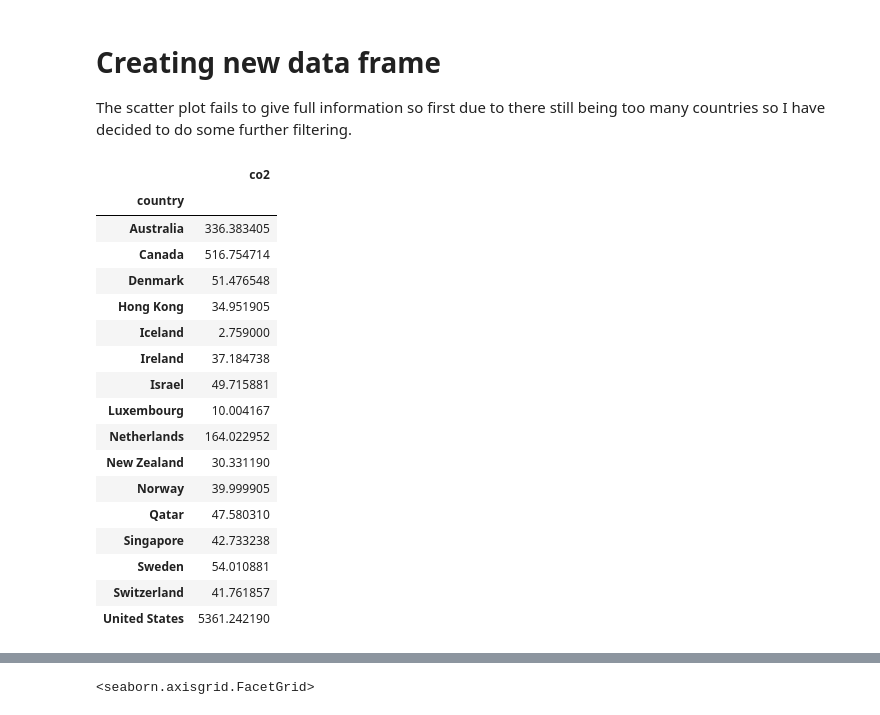
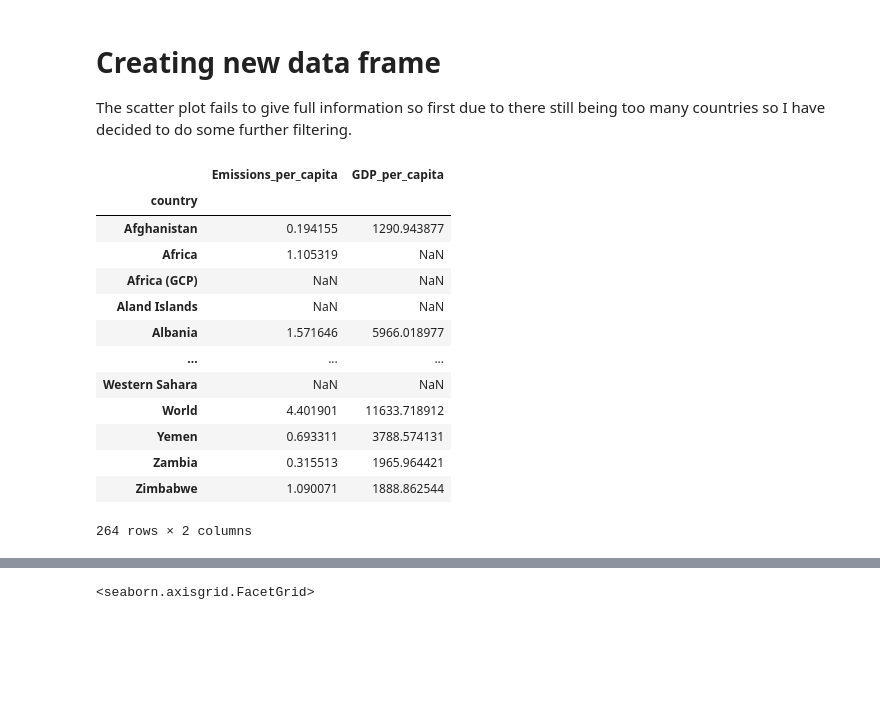
Before and after one commit to ubco-W2022T2-data301/project-group-group42, a Jupyter notebook: analysis/analysisNjabuloDlamini.ipynb, the cells around one changed output, grey strips where cells are left out. Cells and saved outputs as stored; diff of their text form; code cells hidden in the pictures; blank space fills up the shorter version.

```diff
--- a/analysis/analysisNjabuloDlamini.ipynb
+++ b/analysis/analysisNjabuloDlamini.ipynb
@@ -96,14 +108,17 @@ sns.barplot(x = "change_in_gdp_per_capita", y = "Country", data = top15).set(xla
 # %% [markdown]
 Based on the barplot it is apparent that these countries are the top 16 in terms in of economic prosperity.
 # %%
-top15countries = ["Luxembourg", "Ireland", "Singapore", "Switzerland", "Norway", "New Zealand", "Iceland", "Qatar", "Australia", "Denmark", "Israel", "Canada", "Hong Kong", "Netherlands", "Sweden", "United States"]
+
 def top16_countries():
+    top15countries = ["Luxembourg", "Ireland", "Singapore", "Switzerland", "Norway", "New Zealand", "Iceland", "Qatar", "Australia", "Denmark", "Israel", "Canada", "Hong Kong", "Netherlands", "Sweden", "United States"]
     mydf16 = (pd.read_csv("../data/raw/owid_emissions.csv")
               .query('year >= 1980')
               .iloc[:, [0, 1, 3, 4, 7, 9]]
               .reset_index(drop=True)
               .query('country in @top15countries')
               .assign(Emissions_per_capita=lambda x: x['co2'] * 1000000 / x['population'])
+              .reset_index(drop=True)
+              .assign(GDP_per_capita = lambda x: x['gdp']/x['population'])
               .reset_index(drop=True))
 
     return mydf16
@@ -134,25 +151,24 @@ plt.legend(bbox_to_anchor=(1.02, 1), loc='upper left', borderaxespad=0)
 # Creating new data frame
 The scatter plot fails to give full information so first due to there still being too many countries so I have decided to do some further filtering.
 # %%
-top_df = mydf16.groupby('country')['co2'].mean()
+top_df = top16_countries().groupby('country')['Emissions_per_capita'].mean()
+topgd =  top16_countries().groupby('country')['GDP_per_capita'].mean()
 top_df = pd.DataFrame(top_df)
-top_df
+topgd = pd.DataFrame(topgd)
+df_merged = top_df.merge(topgd, on = 'country')
+df_merged
 # %% [output]
-|  | co2 |
-| country |  |
-| Australia | 336.383405 |
-| Canada | 516.754714 |
-| Denmark | 51.476548 |
-| Hong Kong | 34.951905 |
-| Iceland | 2.759000 |
-| Ireland | 37.184738 |
-| Israel | 49.715881 |
-| Luxembourg | 10.004167 |
-| Netherlands | 164.022952 |
-| New Zealand | 30.331190 |
-| Norway | 39.999905 |
-| Qatar | 47.580310 |
-| Singapore | 42.733238 |
-| Sweden | 54.010881 |
-| Switzerland | 41.761857 |
-| United States | 5361.242190 |
+|  | Emissions_per_capita | GDP_per_capita |
+| country |  |  |
+| Afghanistan | 0.194155 | 1290.943877 |
+| Africa | 1.105319 | NaN |
+| Africa (GCP) | NaN | NaN |
+| Aland Islands | NaN | NaN |
+| Albania | 1.571646 | 5966.018977 |
+| ... | ... | ... |
+| Western Sahara | NaN | NaN |
+| World | 4.401901 | 11633.718912 |
+| Yemen | 0.693311 | 3788.574131 |
+| Zambia | 0.315513 | 1965.964421 |
+| Zimbabwe | 1.090071 | 1888.862544 |
+264 rows × 2 columns
```
Also changed, not shown: parts of 10 cells of this notebook, 2 other files.
